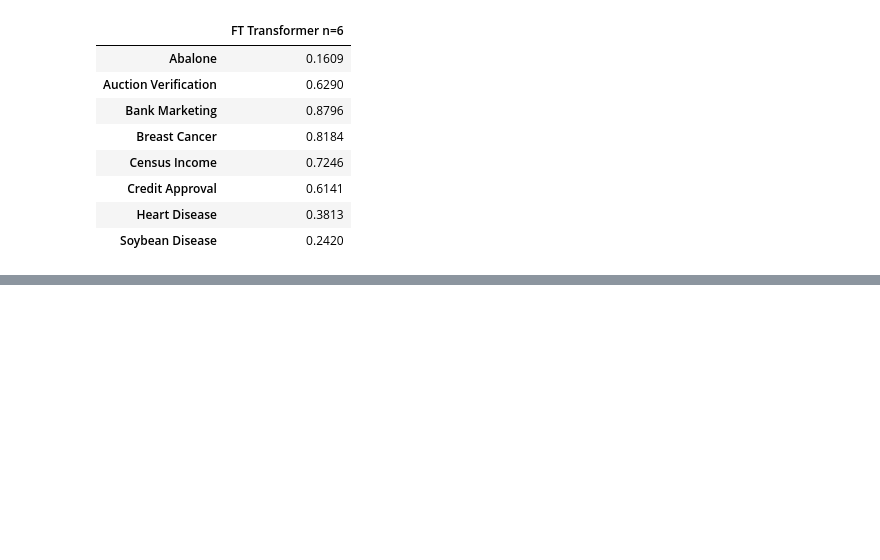
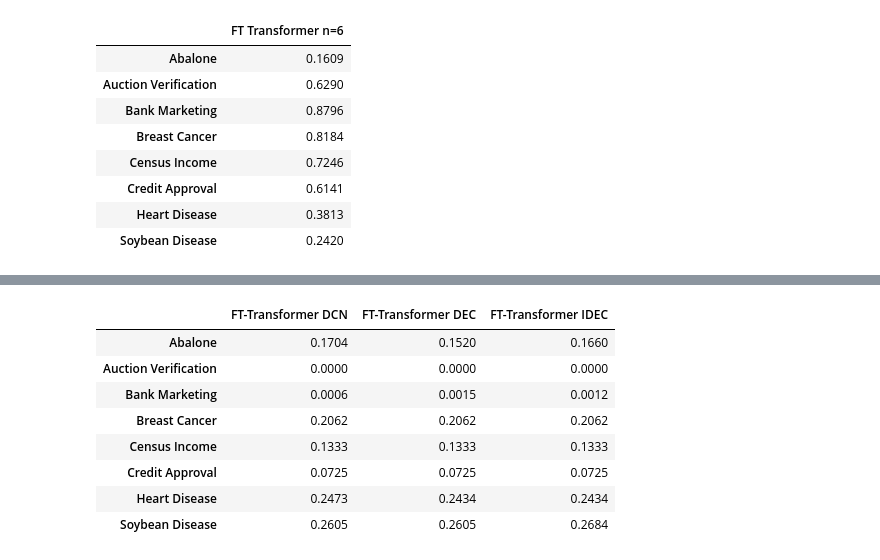
Before and after one commit to jaanisfehling/attention-mixed-type-clustering, a Jupyter notebook: ft_transformer_test.ipynb, the cells around one changed output, grey strips where cells are left out. Drawn from its saved outputs; the diff is of its cells as text; code cells hidden in the pictures; blank space fills up the shorter version.

Commit message:
add ft-transformer deep clustering results

```diff
--- a/ft_transformer_test.ipynb
+++ b/ft_transformer_test.ipynb
@@ -80,3 +82,27 @@ pd.DataFrame(accuracies.values(), index=accuracies.keys()).round(4)
 | Credit Approval | 0.6141 |
 | Heart Disease | 0.3813 |
 | Soybean Disease | 0.2420 |
+# %%
+# Deep Clustering with FT-Transformer
+for d in datasets:
+    print(f"Calculating for {d.name}...")
+    input_dim = (len(d.cont_cols) + len(d.cat_cols)) * 32
+    encoder, decoder = build_autoencoder(input_dim, input_dim, max(1, round(math.log2(input_dim))))
+    print(encoder, decoder)
+    ae = FTTransformerAutoencoder(encoder, decoder, len(d.cont_cols), d.embedding_sizes, emb_dim=32, depth=6, device=device)
+    ae.fit(d.dataloader, n_epochs=100, lr=0.001)
+
+    dcn = DCNDuped(n_clusters=d.n_targets, autoencoder=ae, random_state=np.random.RandomState(0))
+    dcn.fit(d.dataloader)
+    nmis[d.name]["FT-Transformer DCN"] = normalized_mutual_info_score(d.y, dcn.labels_)
+    accuracies[d.name]["FT-Transformer DCN"] = cluster_accuracy(d.y, dcn.labels_)
+
+    dec = DECDuped(n_clusters=d.n_targets, autoencoder=ae, random_state=np.random.RandomState(0))
+    dec.fit(d.dataloader)
+    nmis[d.name]["FT-Transformer DEC"] = normalized_mutual_info_score(d.y, dec.labels_)
+    accuracies[d.name]["FT-Transformer DEC"] = cluster_accuracy(d.y, dec.labels_)
+
+    idec = IDECDuped(n_clusters=d.n_targets, autoencoder=ae, random_state=np.random.RandomState(0))
+    idec.fit(d.dataloader)
+    nmis[d.name]["FT-Transformer IDEC"] = normalized_mutual_info_score(d.y, idec.labels_)
+    accuracies[d.name]["FT-Transformer IDEC"] = cluster_accuracy(d.y, idec.labels_)
@@ -82,0 +246,12 @@ pd.DataFrame(accuracies.values(), index=accuracies.keys()).round(4)
+# %%
+pd.DataFrame(nmis.values(), index=nmis.keys()).round(4)
+# %% [output]
+|  | FT-Transformer DCN | FT-Transformer DEC | FT-Transformer IDEC |
+| Abalone | 0.1704 | 0.1520 | 0.1660 |
+| Auction Verification | 0.0000 | 0.0000 | 0.0000 |
+| Bank Marketing | 0.0006 | 0.0015 | 0.0012 |
+| Breast Cancer | 0.2062 | 0.2062 | 0.2062 |
+| Census Income | 0.1333 | 0.1333 | 0.1333 |
+| Credit Approval | 0.0725 | 0.0725 | 0.0725 |
+| Heart Disease | 0.2473 | 0.2434 | 0.2434 |
+| Soybean Disease | 0.2605 | 0.2605 | 0.2684 |
```
Also changed, not shown: parts of 3 cells of this notebook, 6 other files.
